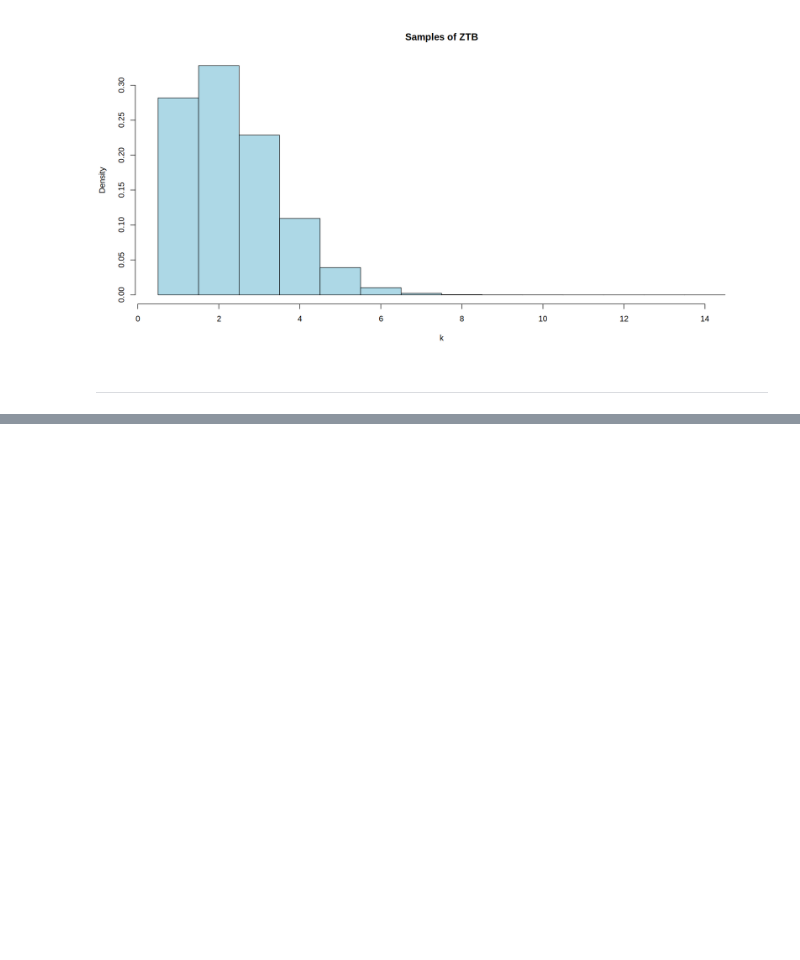
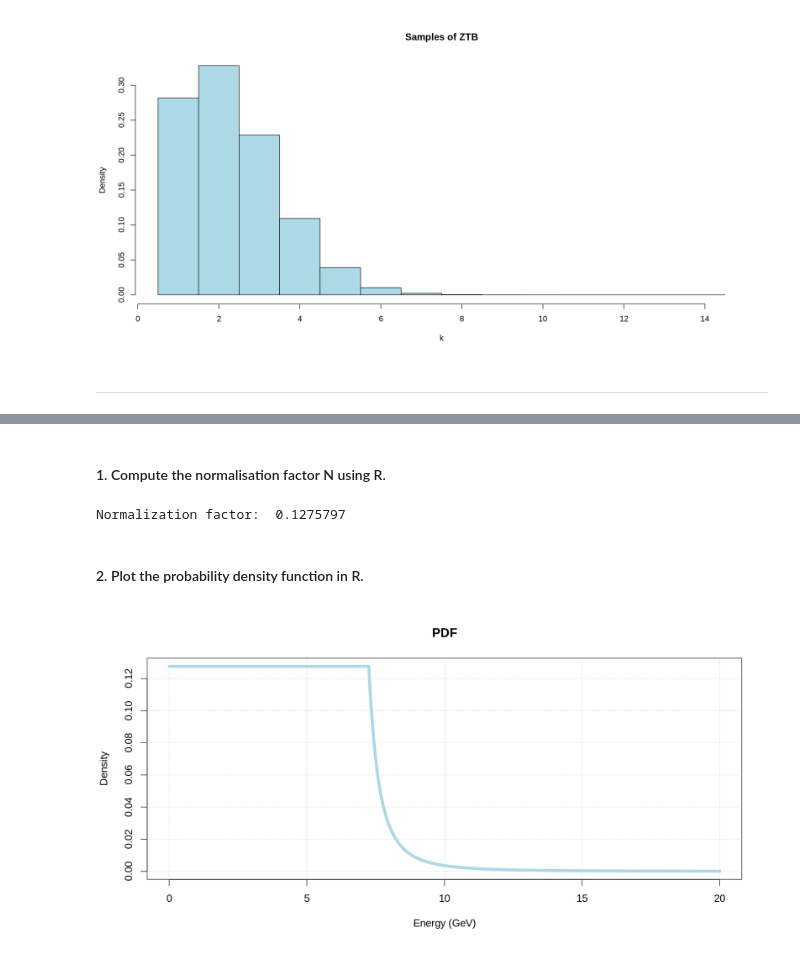
Before and after one commit to seccobenedetto/ex_Advanced_Statistics, a Jupyter notebook: lab_2/lab_2_test.ipynb, the cells around one changed output, grey strips where cells are left out. Saved outputs shown, nothing was run; the diff lists cells and outputs as text; code cells hidden in the pictures; blank space fills up the shorter version.

```diff
--- a/lab_2/lab_2_test.ipynb
+++ b/lab_2/lab_2_test.ipynb
@@ -75,0 +92,34 @@ Mean value: 2.337962
+# %% [markdown]
+#### 1. Compute the normalisation factor N using R.
+# %%
+# PARAMETERS:
+E0 <- 7.25     # GeV
+gamma <- 2.7
+N <- 1         # normalization initialized to 1
+
+# PDF:
+distrib <- function(E) {
+    ifelse( E<E0, N, N*(E-E0+1)^(-gamma) )
+}
+
+# NORMALIZATION:
+integration <- integrate(distrib, lower=0, upper=Inf)
+N <- 1/integration$value
+cat('Normalization factor: ', N)
+# %% [output]
+Normalization factor:  0.1275797
+# %% [markdown]
+#### 2. Plot the probability density function in R.
+# %%
+step <- 0.01
+en_values <- seq(0,20, step)
+y_values <- distrib(en_values)
+
+# PLOT:
+options(repr.plot.width = 14, repr.plot.height = 7)
+par(cex=1.3)
+plot(en_values, y_values,
+     type='l', lwd=6, col = "lightblue", main='PDF', xlab='Energy (GeV)', ylab='Density')
+grid()
+# %% [output]
+[figure, added]
```
Also changed, not shown: parts of 16 cells of this notebook.
